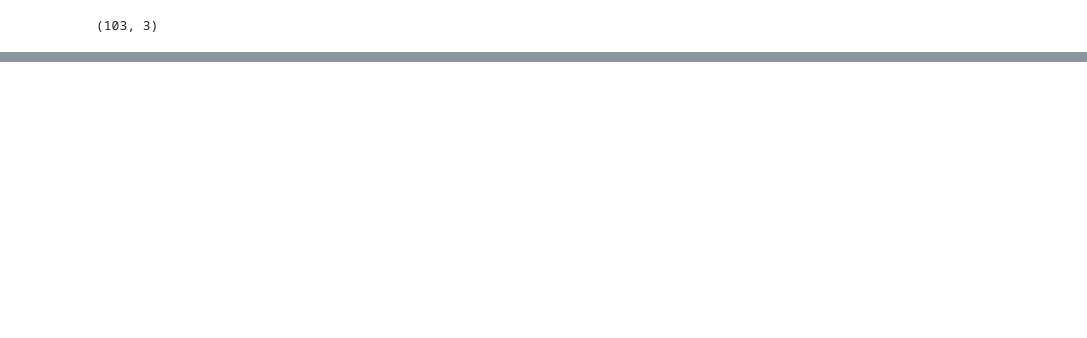
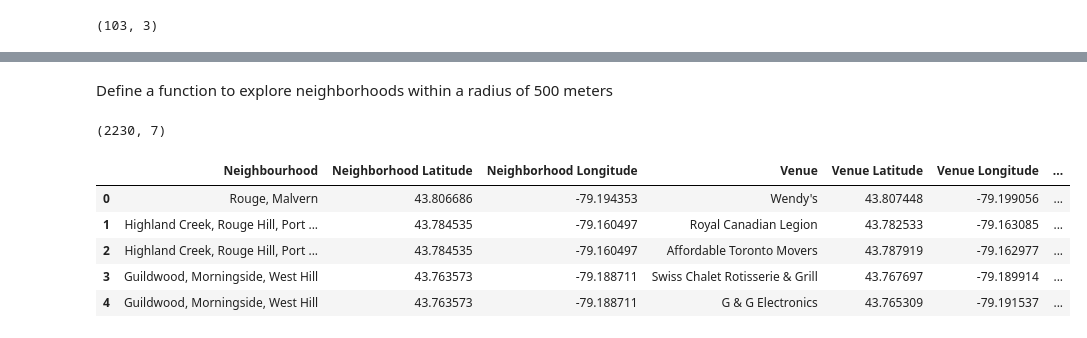
Before and after one commit to gomelody/Coursera_Capstone, a Jupyter notebook: torontoNeiborhood.ipynb, the cells around one changed output, grey strips where cells are left out. Saved outputs shown, nothing was run; the diff lists cells and outputs as text; code cells hidden in the pictures; blank space fills up the shorter version.

```diff
--- a/torontoNeiborhood.ipynb
+++ b/torontoNeiborhood.ipynb
@@ -90,0 +102,7 @@ df_toronto_clean.shape
+# %%
+address = 'Toronto, Ontario'
+geolocator = Nominatim(user_agent = "tor_explorer")
+location = geolocator.geocode(address)
+latitude = location.latitude
+longitude = location.longitude
+print(latitude, longitude)
@@ -90,0 +111,18 @@ df_toronto_clean.shape
+# %%
+map_toronto = folium.Map(location=[latitude, longitude], zoom_start=10)
+
+# add markers to map
+for lat, lng, borough, neighbourhood in zip(df_toronto_full['Latitude'], df_toronto_full['Longitude'], df_toronto_full['Borough'], df_toronto_full['Neighbourhood']):
+    label = '{}, {}'.format(neighbourhood, borough)
+    label = folium.Popup(label, parse_html=True)
+    folium.CircleMarker(
+        [lat, lng],
+        radius=5,
+        popup=label,
+        color='blue',
+        fill=True,
+        fill_color='#3186cc',
+        fill_opacity=0.7,
+        parse_html=False).add_to(map_toronto)
+
+map_toronto
@@ -90,0 +131,8 @@ df_toronto_clean.shape
+# %%
+CLIENT_ID = '0NFSEYBHZISORKI30P1UAOQPV4RJGZLJV5RKSSHAYTYV0YNL' # your Foursquare ID
+CLIENT_SECRET = 'KUKV1R5NLBM5ONZFNN304FDKNI2LSGCKAOCK4FVFBNZJUZ1R' # your Foursquare Secret
+VERSION = '20180605' # Foursquare API version
+
+print('Your credentails:')
+print('CLIENT_ID: ' + CLIENT_ID)
+print('CLIENT_SECRET:' + CLIENT_SECRET)
@@ -90,0 +204,2 @@ df_toronto_clean.shape
+# %% [markdown]
+Define a function to explore neighborhoods within a radius of 500 meters
@@ -90,0 +246,16 @@ df_toronto_clean.shape
+# %%
+LIMIT = 100
+df_toronto_venues = getNearbyVenues(names = df_toronto_full['Neighbourhood'],
+                                  latitudes = df_toronto_full['Latitude'],
+                                  longitudes = df_toronto_full['Longitude'])
+# %%
+print(df_toronto_venues.shape)
+df_toronto_venues.head()
+# %% [output]
+(2230, 7)
+|  | Neighbourhood | Neighborhood Latitude | Neighborhood Longitude | Venue | Venue Latitude | Venue Longitude | ... |
+| 0 | Rouge, Malvern | 43.806686 | -79.194353 | Wendy's | 43.807448 | -79.199056 | ... |
+| 1 | Highland Creek, Rouge Hill, Port ... | 43.784535 | -79.160497 | Royal Canadian Legion | 43.782533 | -79.163085 | ... |
+| 2 | Highland Creek, Rouge Hill, Port ... | 43.784535 | -79.160497 | Affordable Toronto Movers | 43.787919 | -79.162977 | ... |
+| 3 | Guildwood, Morningside, West Hill | 43.763573 | -79.188711 | Swiss Chalet Rotisserie & Grill | 43.767697 | -79.189914 | ... |
+| 4 | Guildwood, Morningside, West Hill | 43.763573 | -79.188711 | G & G Electronics | 43.765309 | -79.191537 | ... |
```
Also changed, not shown: parts of 37 cells of this notebook.
